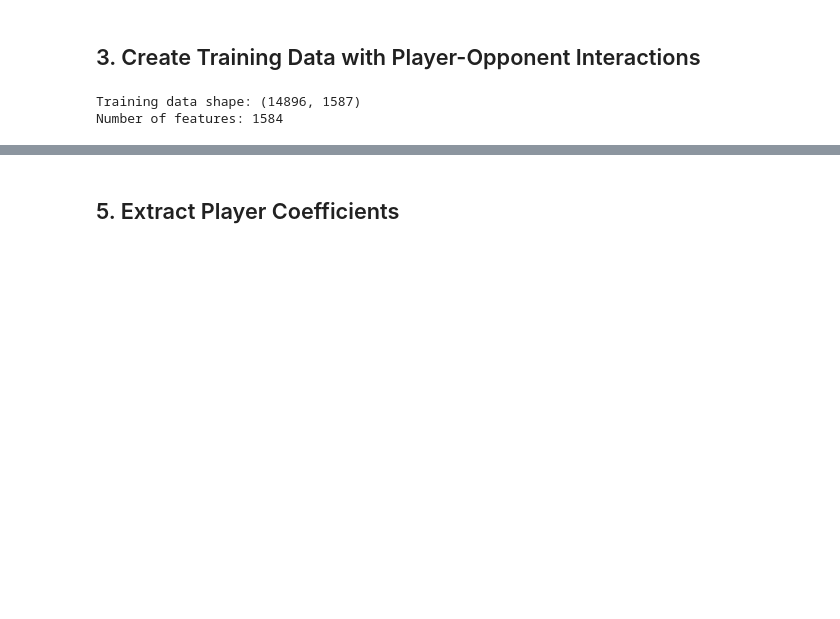
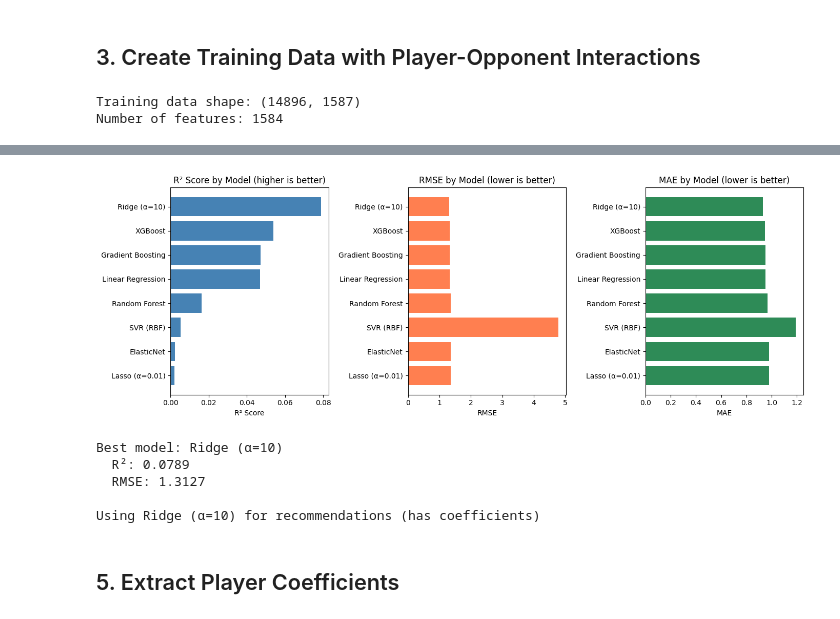
Before and after one commit to johngreenough/SportsModule, a Jupyter notebook: linearmodel.ipynb, the cells around one changed output, grey strips where cells are left out. Drawn from its saved outputs; the diff is of its cells as text; code cells hidden in the pictures; blank space fills up the shorter version.

```diff
--- a/linearmodel.ipynb
+++ b/linearmodel.ipynb
@@ -207,12 +230,0 @@ Test samples: 2980
-# %%
-# Train Ridge regression model
-model = Ridge(alpha=10.0, random_state=RANDOM_STATE)
-model.fit(X_train, y_train, sample_weight=w_train)
-
-# Evaluate on test set
-y_pred = model.predict(X_test)
-rmse = np.sqrt(mean_squared_error(y_test, y_pred, sample_weight=w_test))
-r2 = r2_score(y_test, y_pred, sample_weight=w_test)
-
-print(f"Test RMSE: {rmse:.4f}")
-print(f"Test R2: {r2:.4f}")
@@ -222,3 +331,62 @@ Test R2: 0.0789
+# %%
+# Visualize model comparison
+fig, axes = plt.subplots(1, 3, figsize=(14, 5))
+
+# Sort by R² for consistent ordering
+plot_df = results_df.sort_values('R²', ascending=True)
+
+# R² comparison
+axes[0].barh(plot_df['Model'], plot_df['R²'], color='steelblue')
+axes[0].set_xlabel('R² Score')
+axes[0].set_title('R² Score by Model (higher is better)')
+axes[0].axvline(x=0, color='red', linestyle='--', alpha=0.5)
+
+# RMSE comparison
+axes[1].barh(plot_df['Model'], plot_df['RMSE'], color='coral')
+axes[1].set_xlabel('RMSE')
+axes[1].set_title('RMSE by Model (lower is better)')
+
+# MAE comparison
+axes[2].barh(plot_df['Model'], plot_df['MAE'], color='seagreen')
+axes[2].set_xlabel('MAE')
+axes[2].set_title('MAE by Model (lower is better)')
+
+plt.tight_layout()
+plt.show()
+# %% [output]
+[figure, added]
+# %%
+# Select and retrain the best model
+best_model_name = results_df.iloc[0]['Model']
+best_r2 = results_df.iloc[0]['R²']
+best_rmse = results_df.iloc[0]['RMSE']
+
+print(f"Best model: {best_model_name}")
+print(f"  R²: {best_r2:.4f}")
+print(f"  RMSE: {best_rmse:.4f}")
+
+# Retrain the best model on full training data
+best_model = models[best_model_name]
+
+# For coefficient extraction, we need a linear model
+# If best model is tree-based, also keep Ridge for interpretability
+if hasattr(best_model, 'coef_'):
+    print(f"\nUsing {best_model_name} for recommendations (has coefficients)")
+    model_for_recommendations = best_model
+else:
+    print(f"\n{best_model_name} is tree-based (no coefficients).")
+    print("Using Ridge for interpretable player rankings.")
+    model_for_recommendations = models['Ridge (α=10)']
+
+# Store final metrics
+final_rmse = best_rmse
+final_r2 = best_r2
+# %% [output]
+Best model: Ridge (α=10)
+  R²: 0.0789
+  RMSE: 1.3127
+
+Using Ridge (α=10) for recommendations (has coefficients)
 # %% [markdown]
 ## 5. Extract Player Coefficients
 # %%
```
Also changed, not shown: parts of 13 cells of this notebook.
